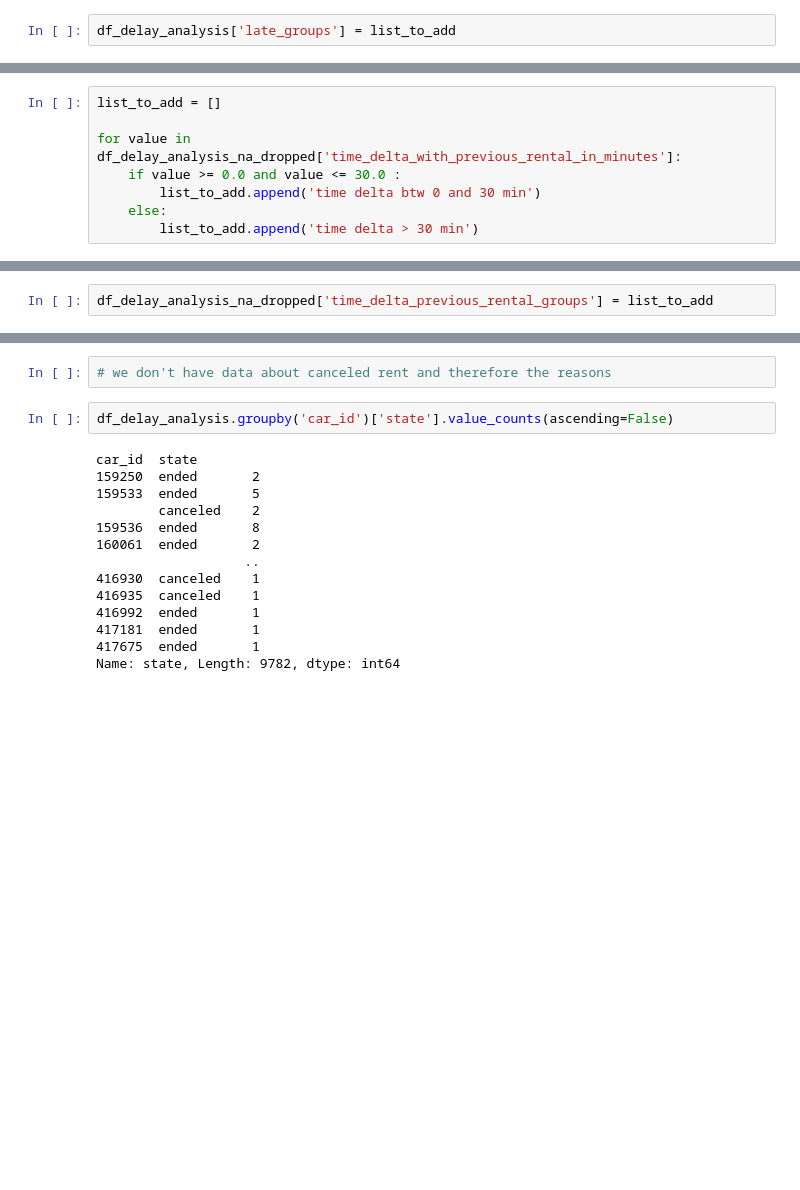
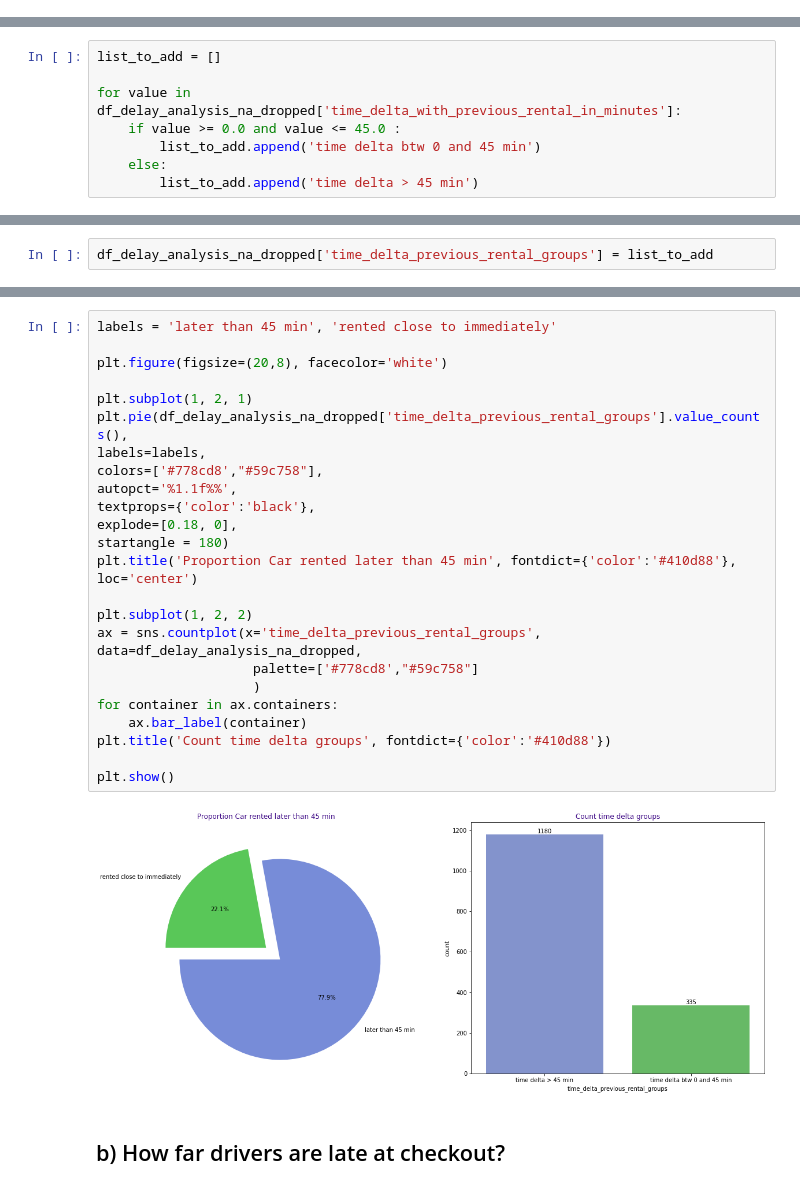
Before and after one commit to christophe-derache/certification35288_bloc5-Deployment-Getaround, a Jupyter notebook: 1 - data_analysis.ipynb, the cells around one changed output, grey strips where cells are left out. Cells and saved outputs as stored; diff of their text form; blank space fills up the shorter version.

```diff
--- a/1 - data_analysis.ipynb
+++ b/1 - data_analysis.ipynb
@@ -248,2 +197,0 @@ set(list_to_add)
-# %%
-df_delay_analysis['late_groups'] = list_to_add
@@ -425,7 +212,7 @@ Index(['rental_id', 'car_id', 'checkin_type', 'state',
 list_to_add = []
 
 for value in df_delay_analysis_na_dropped['time_delta_with_previous_rental_in_minutes']:
-    if value >= 0.0 and value <= 30.0 :
-        list_to_add.append('time delta btw 0 and 30 min')
+    if value >= 0.0 and value <= 45.0 :
+        list_to_add.append('time delta btw 0 and 45 min')
     else:
-        list_to_add.append('time delta > 30 min')
+        list_to_add.append('time delta > 45 min')
@@ -447,19 +226,29 @@ time delta btw 0 and 30 min    0.221122
 Name: time_delta_previous_rental_groups, dtype: float64
-# %%
-# we don't have data about canceled rent and therefore the reasons
-# %%
-df_delay_analysis.groupby('car_id')['state'].value_counts(ascending=False)
-# %% [output]
-car_id  state
-159250  ended       2
-159533  ended       5
-        canceled    2
-159536  ended       8
-160061  ended       2
-                   ..
-416930  canceled    1
-416935  canceled    1
-416992  ended       1
-417181  ended       1
-417675  ended       1
-Name: state, Length: 9782, dtype: int64
+# %%
+labels = 'later than 45 min', 'rented close to immediately'
+
+plt.figure(figsize=(20,8), facecolor='white')
+
+plt.subplot(1, 2, 1)
+plt.pie(df_delay_analysis_na_dropped['time_delta_previous_rental_groups'].value_counts(),
+labels=labels,
+colors=['#778cd8',"#59c758"],
+autopct='%1.1f%%',
+textprops={'color':'black'},
+explode=[0.18, 0],
+startangle = 180)
+plt.title('Proportion Car rented later than 45 min', fontdict={'color':'#410d88'}, loc='center')
+
+plt.subplot(1, 2, 2)
+ax = sns.countplot(x='time_delta_previous_rental_groups', data=df_delay_analysis_na_dropped,
+                    palette=['#778cd8',"#59c758"]
+                    )
+for container in ax.containers:
+    ax.bar_label(container)
+plt.title('Count time delta groups', fontdict={'color':'#410d88'})
+
+plt.show()
+# %% [output]
+[figure, added]
+# %% [markdown]
+## b) How far drivers are late at checkout?
```
Also changed, not shown: parts of 37 cells of this notebook, 1 other file.
